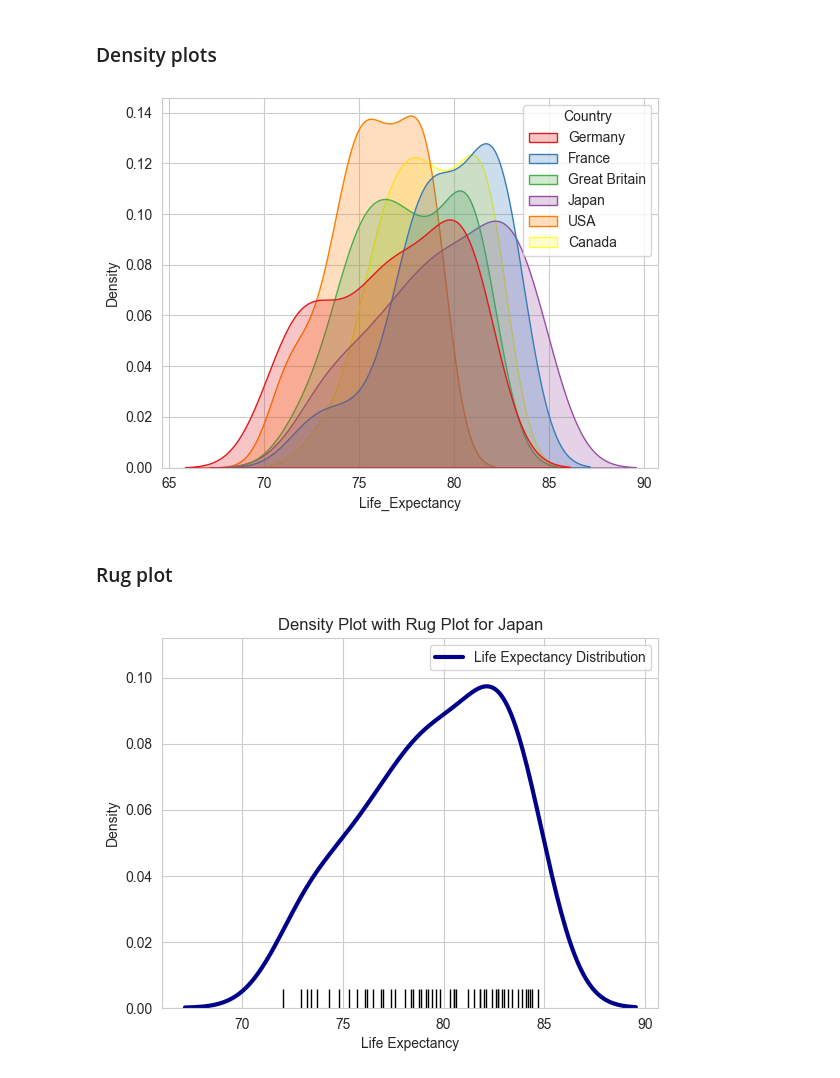
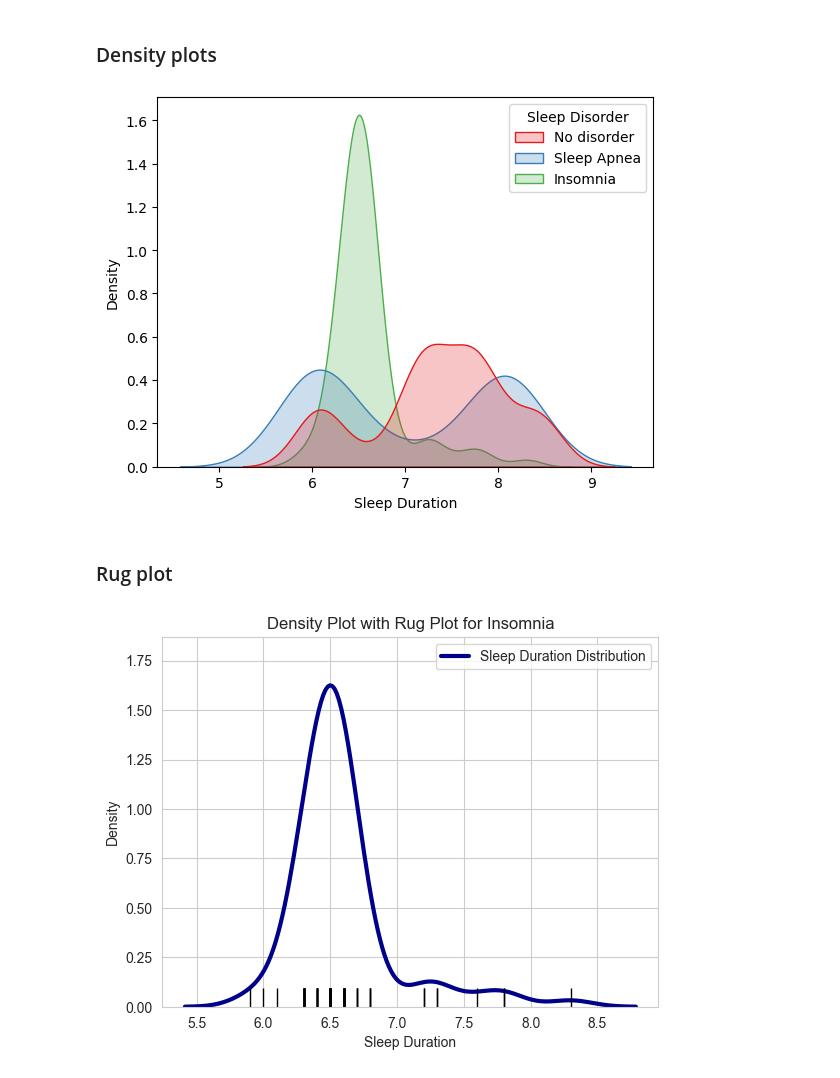
Before and after one commit to AlishaAng/EDA, a Jupyter notebook: Distribution_plots.ipynb, the cells around one changed output. Cells and saved outputs as stored; diff of their text form; code cells hidden in the pictures.

```diff
--- a/Distribution_plots.ipynb
+++ b/Distribution_plots.ipynb
@@ -6,7 +6,7 @@ import numpy as np
 import matplotlib.pyplot as plt
 import seaborn as sns
 # %%
-df = sns.load_dataset("healthexp")
+df = pd.read_csv("Data/Sleep_health_and_lifestyle_dataset.csv").iloc[:,1:]
 # %%
 df.head()
 # %% [output]
@@ -19,3 +19,7 @@ df.head()
+# %%
+# Fill null values in the 'Sleep Disorder' column with the string "No disorder"
+# Assuming that empty value means patient does not have a sleep disorder
+df['Sleep Disorder'] = df['Sleep Disorder'].fillna('No disorder')
 # %% [markdown]
 ### Histogram
 # %%
@@ -27,28 +31,28 @@ plt.show()
 # %% [markdown]
 ### Density plots
 # %%
-sns.kdeplot(data=df, x= 'Life_Expectancy', hue='Country', fill=True, common_norm=False, palette='Set1')
+sns.kdeplot(data=df, x= 'Sleep Duration', hue='Sleep Disorder', fill=True, common_norm=False, palette='Set1')
 plt.show()
 # %% [output]
-[figure, old version]
+[figure, new version]
 # %% [markdown]
 ### Rug plot
 # %%
 # Subset
-subset = df[df['Country'] == 'Japan']
+subset = df[df['Sleep Disorder'] == 'Insomnia']
 
 # Set plot style
 sns.set_style('whitegrid')
 
 # Create a density plot with a rug plot
-sns.kdeplot(data=subset['Life_Expectancy'], color='darkblue', linewidth=3, label='Life Expectancy Distribution')
-sns.rugplot(data=subset['Life_Expectancy'], color='black', height=0.05)
+sns.kdeplot(data=subset['Sleep Duration'], color='darkblue', linewidth=3, label='Sleep Duration Distribution')
+sns.rugplot(data=subset['Sleep Duration'], color='black', height=0.05)
 
 # Set plot title and axis labels
-plt.title('Density Plot with Rug Plot for Japan')
-plt.xlabel('Life Expectancy')
+plt.title('Density Plot with Rug Plot for Insomnia')
+plt.xlabel('Sleep Duration')
 plt.ylabel('Density')
 plt.legend()
 plt.show()
 # %% [output]
-[figure, old version]
+[figure, new version]
```
Also changed, not shown: parts of 2 cells of this notebook.
